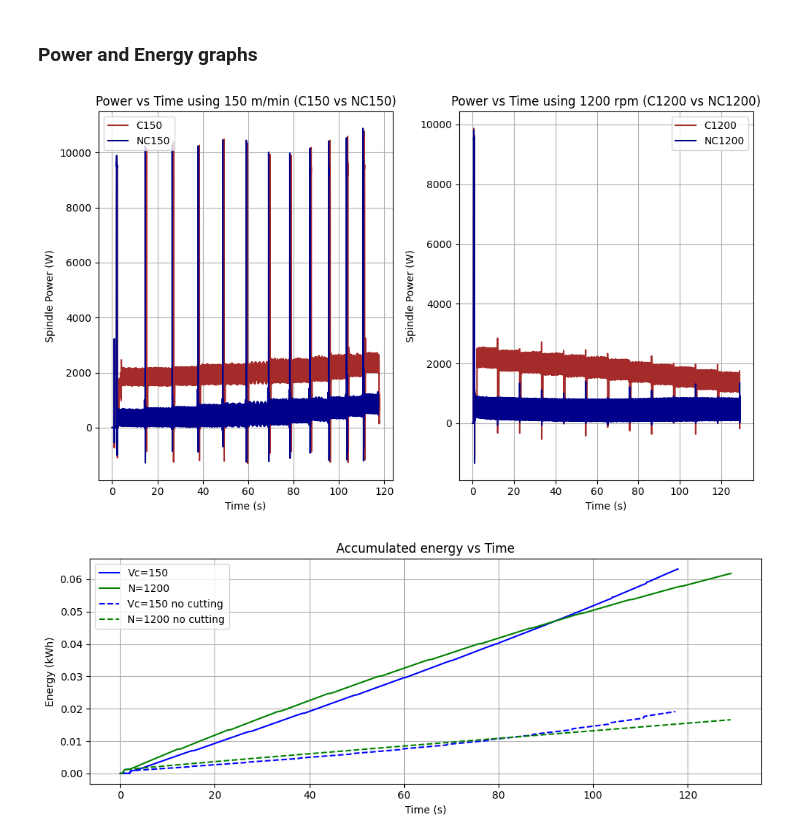
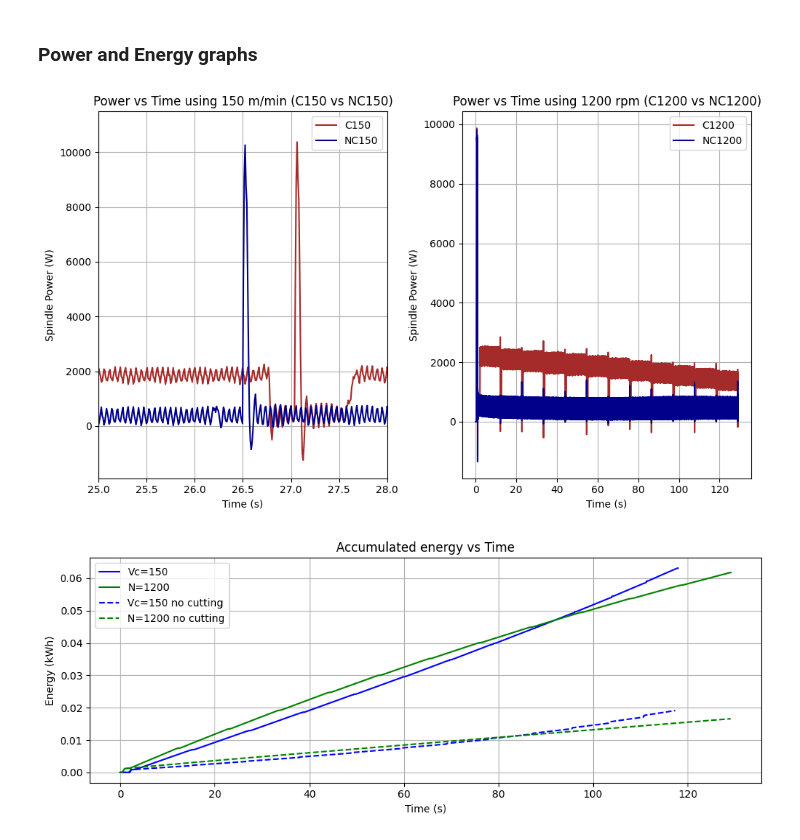
Before and after one commit to PaoloRos/MASSMa, a Jupyter notebook: turning_datas/chapter_2025-main/turn_data.ipynb, the cells around one changed output. Drawn from its saved outputs; the diff is of its cells as text; code cells hidden in the pictures.

```diff
--- a/turning_datas/chapter_2025-main/turn_data.ipynb
+++ b/turning_datas/chapter_2025-main/turn_data.ipynb
@@ -127,32 +142,33 @@ plt.show()
 # %%
 # Overall figure
 fig = plt.figure(figsize=(10,6))
 gs = gridspec.GridSpec(1, 2)
 
 # Power vs Time using constant cutting velocity
 ax1 = fig.add_subplot(gs[0,0])
 ax1.plot(dfC150['time'], dfC150['power'], label='C150', color='brown')
 ax1.plot(dfNC150['time'], dfNC150['power'], label='NC150', color='darkblue')
+ax1.set_xlim(25,28)
 ax1.set_xlabel('Time (s)')
 ax1.set_ylabel('Spindle Power (W)')
 ax1.set_title('Power vs Time using 150 m/min (C150 vs NC150)')
 
 # Power vs Time using constant spindle speed
 ax2 = fig.add_subplot(gs[0,1])
 ax2.plot(dfC1200['time'], dfC1200['power'], label='C1200', color='brown')
 ax2.plot(dfNC1200['time'], dfNC1200['power'], label='NC1200', color='darkblue')
 ax2.set_xlabel('Time (s)')
 ax2.set_ylabel('Spindle Power (W)')
 ax2.set_title('Power vs Time using 1200 rpm (C1200 vs NC1200)')
 
 for ax in [ax1, ax2, ax3]:
     ax.grid(True)
     ax.legend()
 
 plt.tight_layout()
 plt.show()
 # %% [output]
-[figure, old version]
+[figure, new version]
 # %%
 # Accumulated Energy vs Time
 plt.figure(figsize=(10,4))
```
Also changed, not shown: parts of 3 cells of this notebook, 2 other files.
